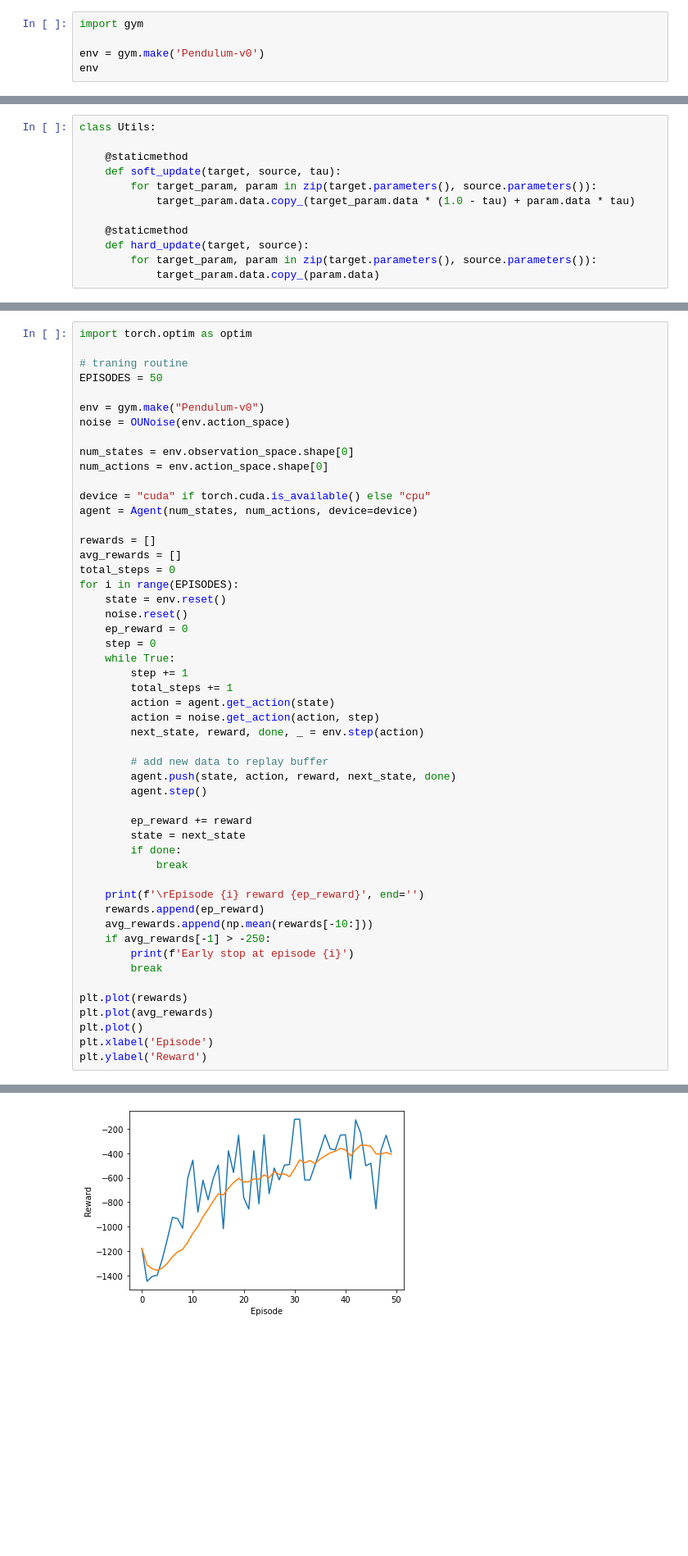
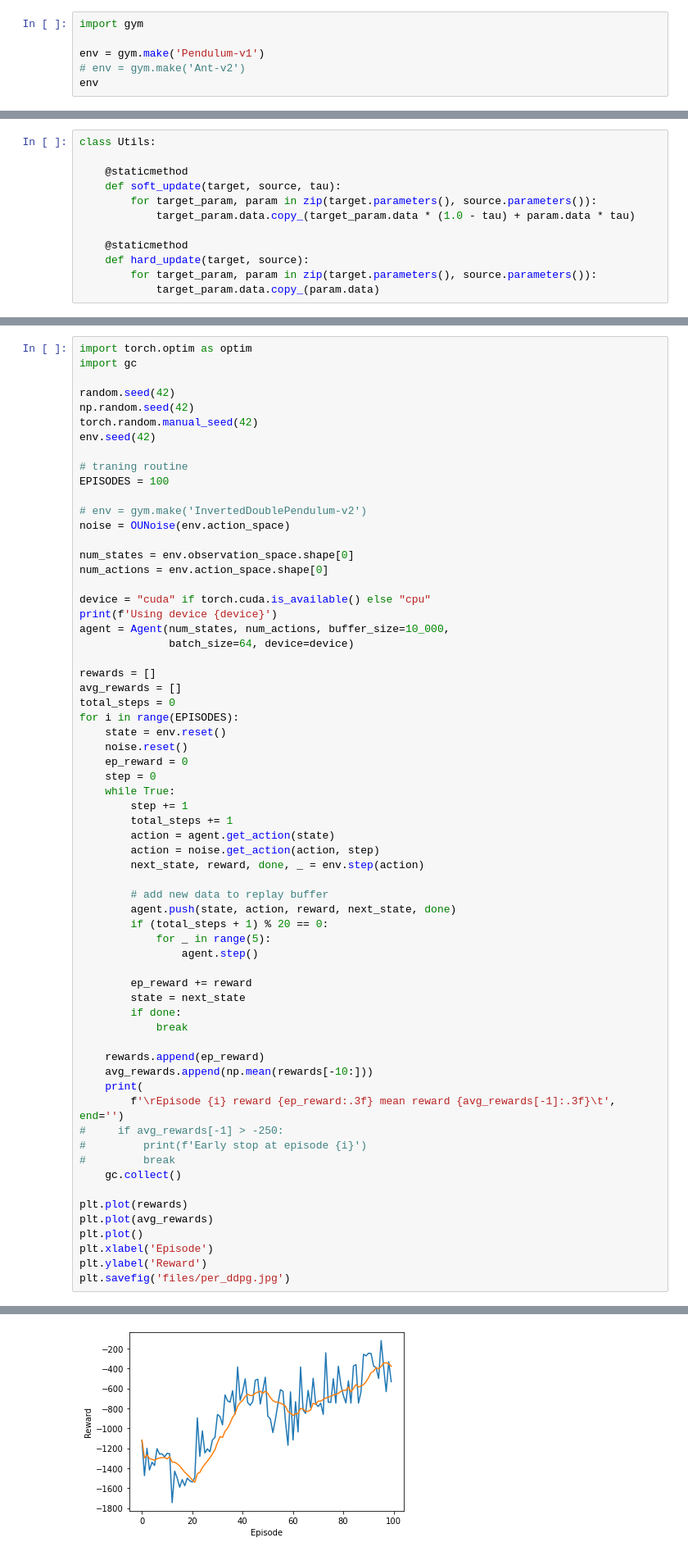
Before and after one commit to andreinechaev/RLPlayground, a Jupyter notebook: DDPG.ipynb, the cells around one changed output, grey strips where cells are left out. Shown: that part at 82% size. Saved outputs shown, nothing was run; the diff lists cells and outputs as text; blank space fills up the shorter version.

```diff
--- a/DDPG.ipynb
+++ b/DDPG.ipynb
@@ -23,6 +24,7 @@ DDPG allows to work with continues output, when vanila DQN is not suited for suc
 # %%
 import gym
 
-env = gym.make('Pendulum-v0')
+env = gym.make('Pendulum-v1')
+# env = gym.make('Ant-v2')
 env
 # %% [output]
@@ -258,17 +401,25 @@ class Agent:
 # %%
 import torch.optim as optim
+import gc
+
+random.seed(42)
+np.random.seed(42)
+torch.random.manual_seed(42)
+env.seed(42)
 
 # traning routine
-EPISODES = 50
+EPISODES = 100
 
-env = gym.make("Pendulum-v0")
+# env = gym.make('InvertedDoublePendulum-v2')
 noise = OUNoise(env.action_space)
 
 num_states = env.observation_space.shape[0]
 num_actions = env.action_space.shape[0]
 
 device = "cuda" if torch.cuda.is_available() else "cpu"
-agent = Agent(num_states, num_actions, device=device)
+print(f'Using device {device}')
+agent = Agent(num_states, num_actions, buffer_size=10_000,
+              batch_size=64, device=device)
 
 rewards = []
 avg_rewards = []
@@ -287,23 +438,28 @@ for i in range(EPISODES):
 
         # add new data to replay buffer
         agent.push(state, action, reward, next_state, done)
-        agent.step()
+        if (total_steps + 1) % 20 == 0:
+            for _ in range(5):
+                agent.step()
 
         ep_reward += reward
         state = next_state
         if done:
             break
 
-    print(f'\rEpisode {i} reward {ep_reward}', end='')
     rewards.append(ep_reward)
     avg_rewards.append(np.mean(rewards[-10:]))
-    if avg_rewards[-1] > -250:
-        print(f'Early stop at episode {i}')
-        break
+    print(
+        f'\rEpisode {i} reward {ep_reward:.3f} mean reward {avg_rewards[-1]:.3f}\t', end='')
+#     if avg_rewards[-1] > -250:
+#         print(f'Early stop at episode {i}')
+#         break
+    gc.collect()
 
 plt.plot(rewards)
 plt.plot(avg_rewards)
 plt.plot()
 plt.xlabel('Episode')
 plt.ylabel('Reward')
+plt.savefig('files/per_ddpg.jpg')
 # %% [output]
@@ -312,4 +468,4 @@ Text(0, 0.5, 'Reward')
-[figure, old version]
+[figure, new version]
 # %%
 # Evaluation
 
```
Also changed, not shown: parts of 10 cells of this notebook, 5 other files.
